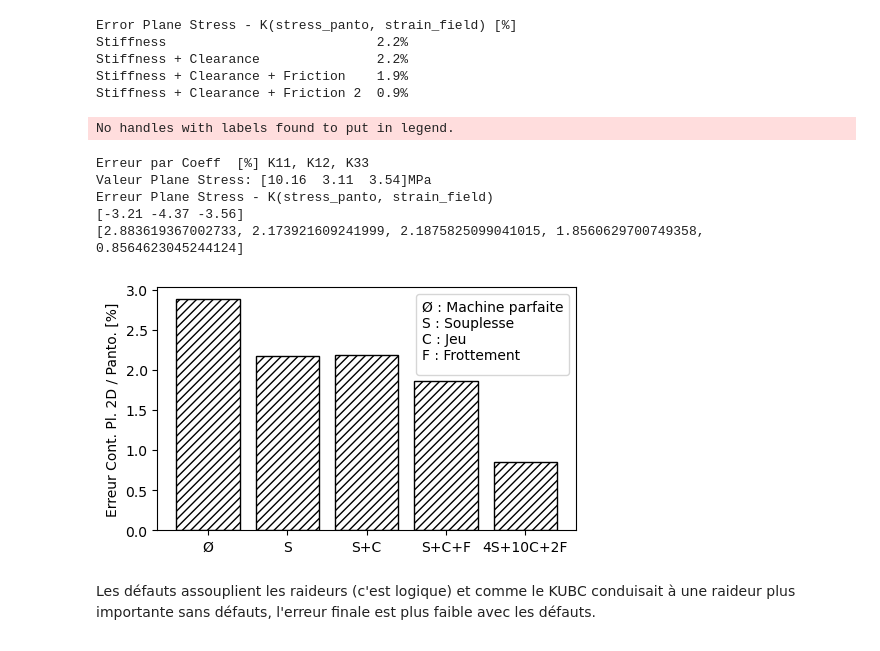
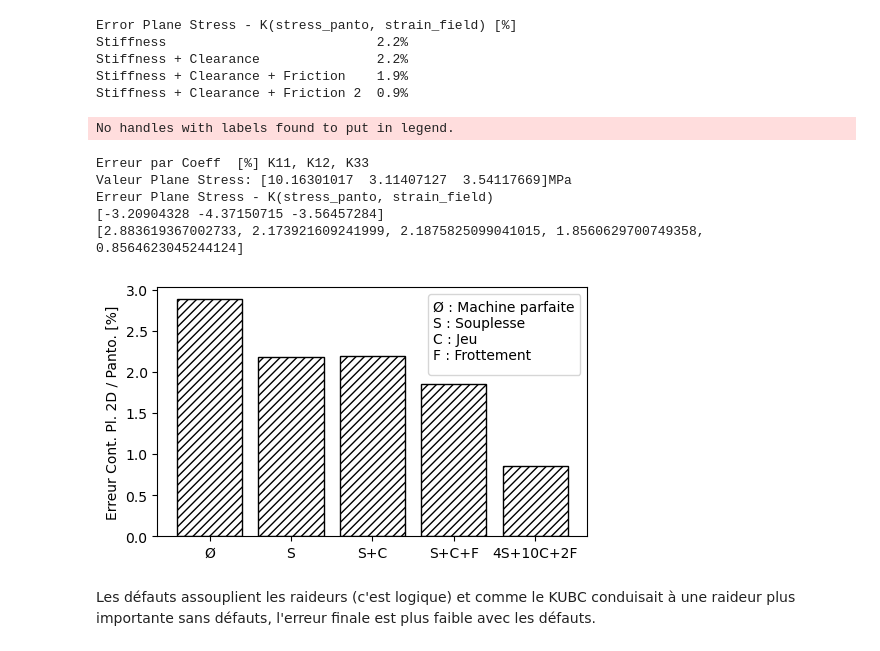
Before and after one commit to h06e/abakubc, a Jupyter notebook: utilities/monolithic_study.ipynb, the cells around one changed output. Saved outputs shown, nothing was run; the diff lists cells and outputs as text; code cells hidden in the pictures.

```diff
--- a/utilities/monolithic_study.ipynb
+++ b/utilities/monolithic_study.ipynb
@@ -373,43 +373,49 @@ Stiffness + Clearance               2.2%
 Stiffness + Clearance + Friction    1.9%
 Stiffness + Clearance + Friction 2  0.9%
 # %%
+test_free_rot=data['mono_3D_freerot_1']
+test_S = data['mono_3D_defects_1']
+test_SC = data['mono_3D_defects_2']
+test_SCF = data['mono_3D_defects_3']
+test_SCF_2 = data['mono_3D_defects_4']
+
 k_parfat = test_free_rot.K_panto_dic
 k_defauts = test_SCF_2.K_panto_dic
 
 k_ref = np.array(k_parfat)
 k = np.array(k_defauts)
 print('Erreur par Coeff  [%] K11, K12, K33')
 print(
     f'Valeur Plane Stress: {np.array([k_ref[0][0],k_ref[1][0],k_ref[2][2]])}MPa')
 print('Erreur Plane Stress - K(stress_panto, strain_field)')
 print(f'{np.array(det_err_coef(k_ref, k,((0,0), (1,0), (2,2))))}')
 
 
 plt.figure(figsize=(5,3))
 width=0.8
 x=np.linspace(0,4,5)
 
 plt.bar(x,[test_free_rot.get_error((0,2)),test_S.get_error((0,2)),
            test_SC.get_error((0,2)),test_SCF.get_error((0,2)),test_SCF_2.get_error((0,2))],
         width, color='k',fill=False, hatch='////')
 
 plt.ylabel(r'Erreur Cont. Pl. 2D / Panto. [%]')
 plt.xticks(range(5), ['Ø', 'S', 'S+C', 'S+C+F', '4S+10C+2F'])
 plt.legend(title='Ø : Machine parfaite\nS : Souplesse\nC : Jeu\nF : Frottement')
-plt.tight_layout()
+plt.subplots_adjust(top=0.98,bottom=0.15,left=0.12,right=0.98,hspace=0.2,wspace=0.25)
 plt.savefig('images/defauts_mono.pdf')
 
 
 print([test_free_rot.get_error((0,2)),test_S.get_error((0,2)),
            test_SC.get_error((0,2)),test_SCF.get_error((0,2)),test_SCF_2.get_error((0,2))])
 # %% [output]
 No handles with labels found to put in legend.
 Erreur par Coeff  [%] K11, K12, K33
-Valeur Plane Stress: [10.16  3.11  3.54]MPa
+Valeur Plane Stress: [10.16301017  3.11407127  3.54117669]MPa
 Erreur Plane Stress - K(stress_panto, strain_field)
-[-3.21 -4.37 -3.56]
+[-3.20904328 -4.37150715 -3.56457284]
 [2.883619367002733, 2.173921609241999, 2.1875825099041015, 1.8560629700749358, 0.8564623045244124]
-[figure, old version]
+[figure, new version]
 # %% [markdown]
 Les défauts assouplient les raideurs (c'est logique) et comme le KUBC conduisait à une raideur plus importante sans défauts, l'erreur finale est plus faible avec les défauts.
 # %% [markdown]
```
Also changed, not shown: parts of 4 cells of this notebook, 18 other files.
